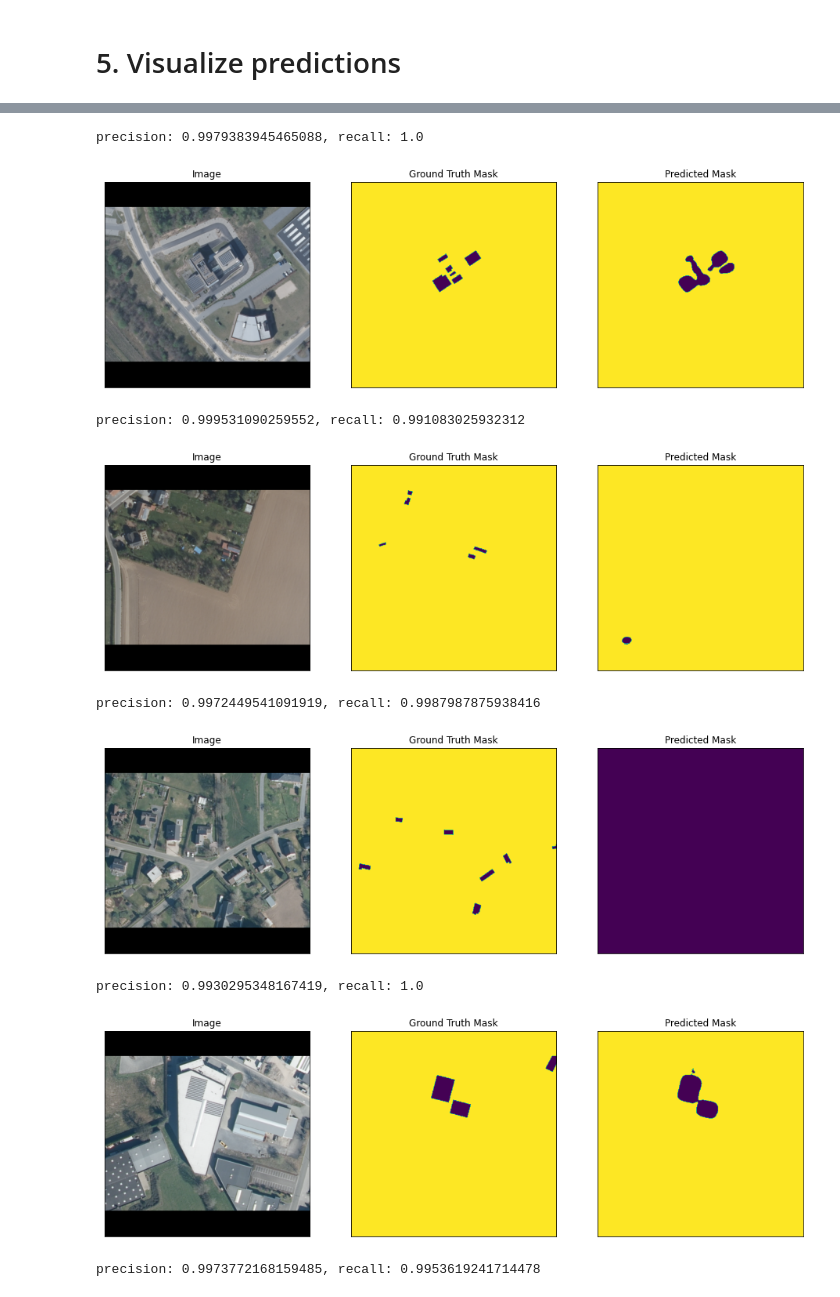
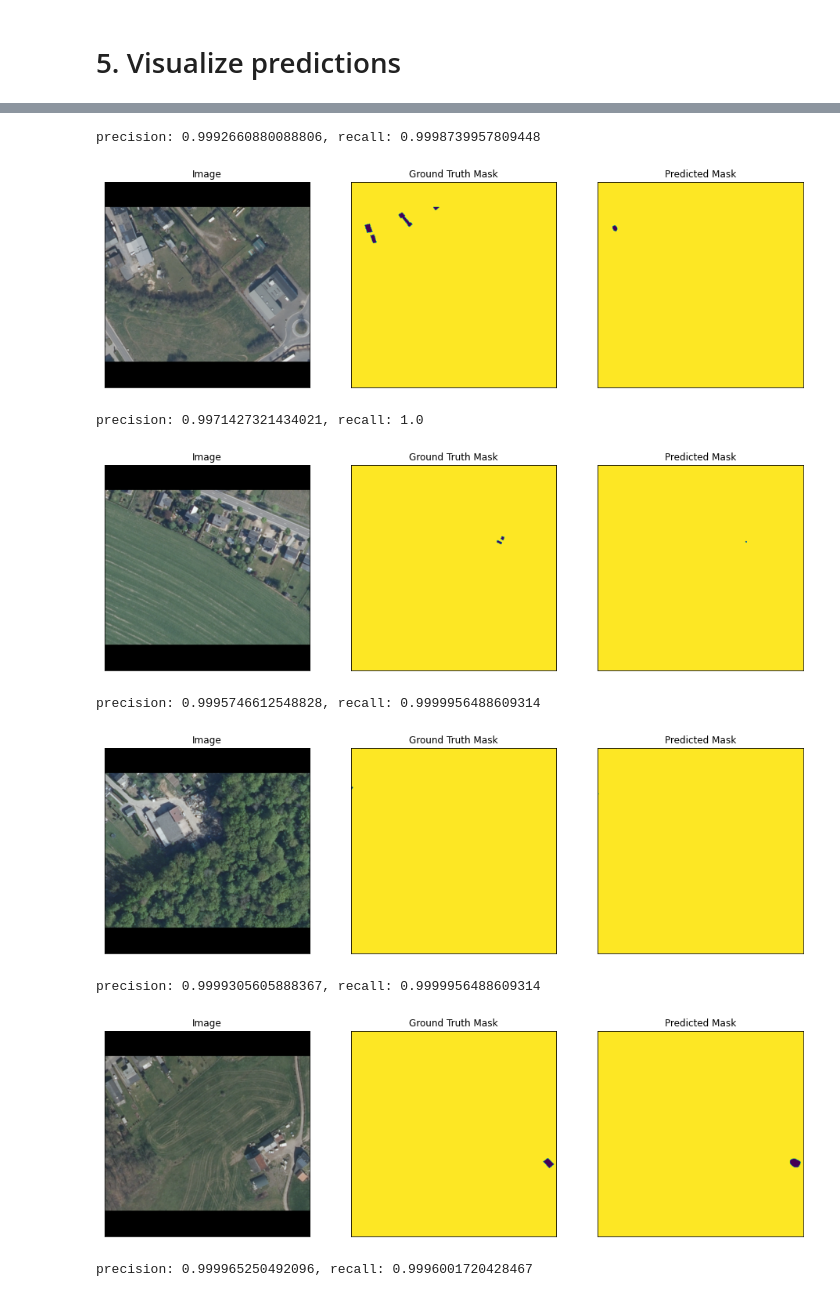
Before and after one commit to areisde/solar_panel_seg, a Jupyter notebook: Inference.ipynb, the cells around one changed output, grey strips where cells are left out. Drawn from its saved outputs; the diff is of its cells as text; code cells hidden in the pictures.

```diff
--- a/Inference.ipynb
+++ b/Inference.ipynb
@@ -46,7 +46,7 @@ DEVICE = 'cuda'
 
 PANELS, BACKGROUND = 0, 1
 
-MASK_VALUE = BACKGROUND
+MASK_VALUE = PANELS
 # %% [markdown]
 ### 2.1. Load model
 # %%
@@ -136,10 +141,10 @@ def custom_metrics(truth, pre):
     return precision, recall
 # %%
 # 0 is a solar panel prediction and 1 is background prediction
-threshold = 0.8
+threshold = 0.85
 
-for i in range(5):
-    n = np.random.choice(len(test_dataset))
+for n in range(5):
+    # n = np.random.choice(len(test_dataset))
 
     image_vis = test_dataset_vis[n][0].astype('uint8')
     image, gt_mask = test_dataset[n]
@@ -170,9 +175,9 @@ for i in range(5):
-precision: 0.9979383945465088, recall: 1.0
+precision: 0.9992660880088806, recall: 0.9998739957809448
-[figure, old version]
+[figure, new version]
-precision: 0.999531090259552, recall: 0.991083025932312
+precision: 0.9971427321434021, recall: 1.0
-[figure, old version]
+[figure, new version]
-precision: 0.9972449541091919, recall: 0.9987987875938416
+precision: 0.9995746612548828, recall: 0.9999956488609314
-[figure, old version]
+[figure, new version]
-precision: 0.9930295348167419, recall: 1.0
+precision: 0.9999305605888367, recall: 0.9999956488609314
-[figure, old version]
+[figure, new version]
-precision: 0.9973772168159485, recall: 0.9953619241714478
+precision: 0.999965250492096, recall: 0.9996001720428467
```
Also changed, not shown: parts of 2 cells of this notebook, 1 other file.
